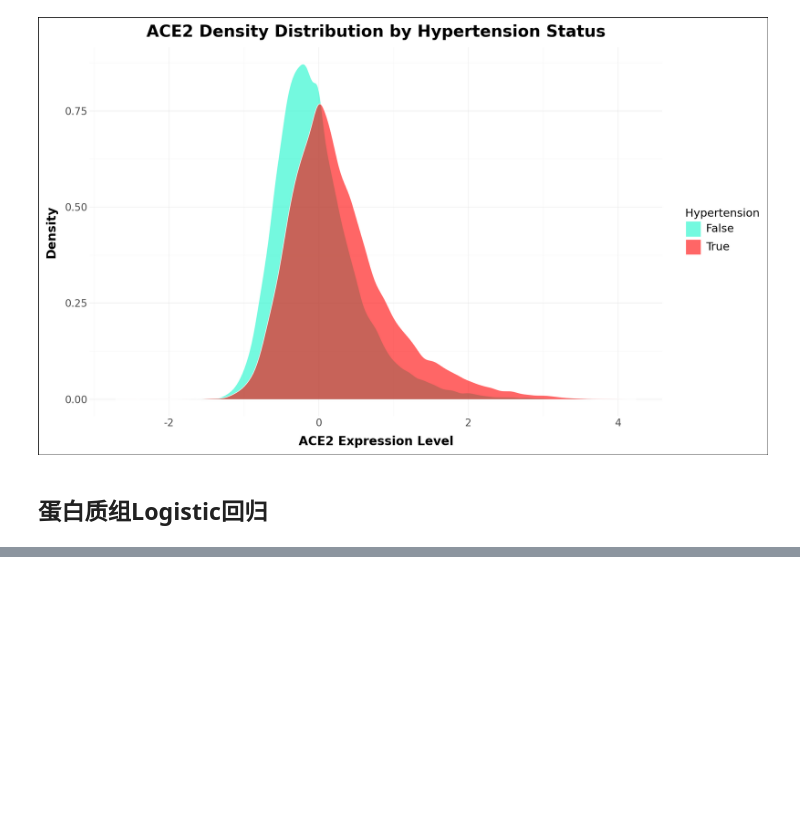
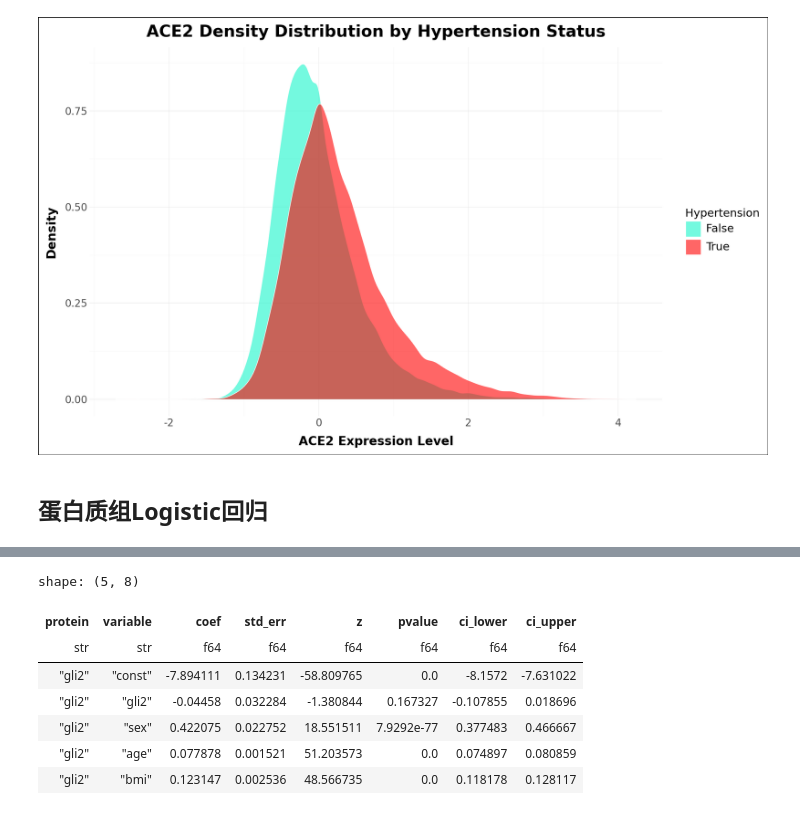
Before and after one commit to wjixiang/aikb, a Jupyter notebook: bio_info/replication/protein-phenotype/pwas.ipynb, the cells around one changed output, grey strips where cells are left out. Saved outputs shown, nothing was run; the diff lists cells and outputs as text; code cells hidden in the pictures; blank space fills up the shorter version.

```diff
--- a/bio_info/replication/protein-phenotype/pwas.ipynb
+++ b/bio_info/replication/protein-phenotype/pwas.ipynb
@@ -300,0 +290,15 @@ np.float64(1.8716506394075412)
+# %%
+catalog.list_tables('ukb')
+tb = catalog.load_table("ukb.pwas_hypertension_logit")
+pwas_df = pl.scan_iceberg(tb)
+# %%
+pwas_df.head().collect()
+# %% [output]
+shape: (5, 8)
+| protein | variable | coef | std_err | z | pvalue | ci_lower | ci_upper |
+| str | str | f64 | f64 | f64 | f64 | f64 | f64 |
+| "gli2" | "const" | -7.894111 | 0.134231 | -58.809765 | 0.0 | -8.1572 | -7.631022 |
+| "gli2" | "gli2" | -0.04458 | 0.032284 | -1.380844 | 0.167327 | -0.107855 | 0.018696 |
+| "gli2" | "sex" | 0.422075 | 0.022752 | 18.551511 | 7.9292e-77 | 0.377483 | 0.466667 |
+| "gli2" | "age" | 0.077878 | 0.001521 | 51.203573 | 0.0 | 0.074897 | 0.080859 |
+| "gli2" | "bmi" | 0.123147 | 0.002536 | 48.566735 | 0.0 | 0.118178 | 0.128117 |
```
Also changed, not shown: parts of 23 cells of this notebook, 23 other files.
